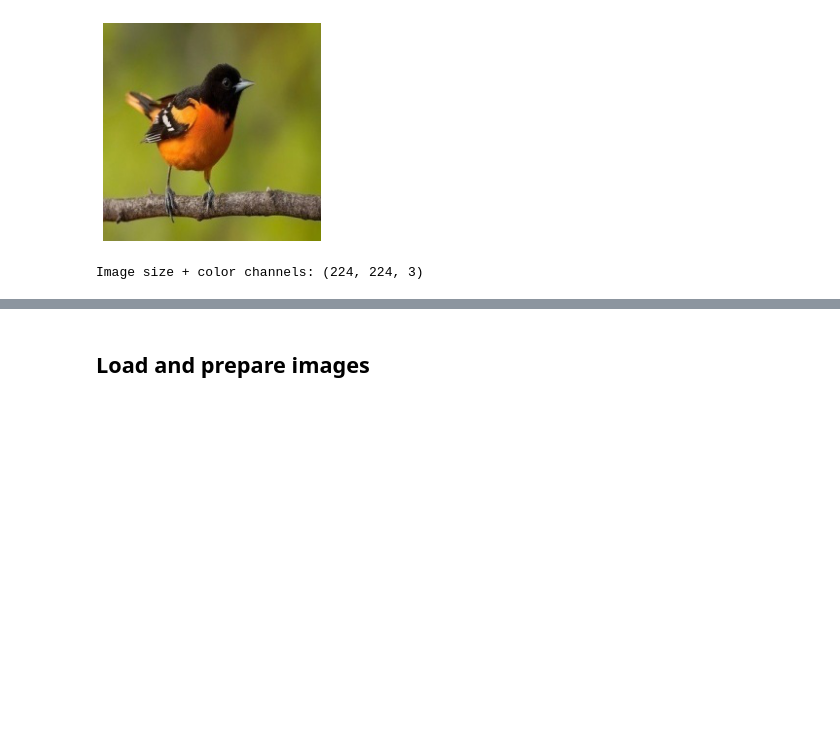
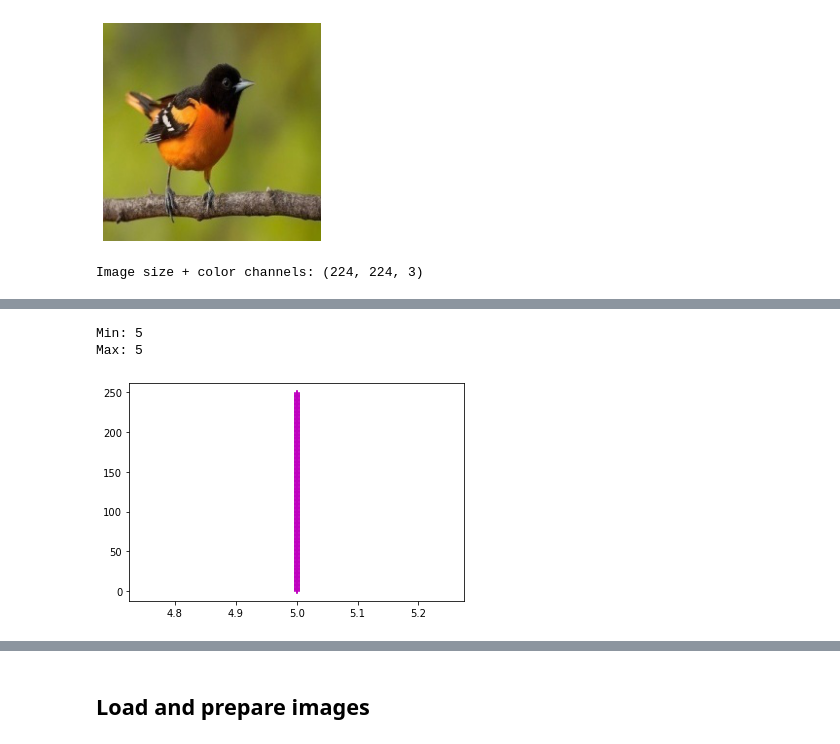
Before and after one commit to mariajbp/Bird-Species-Classification, a Jupyter notebook: dataprep.ipynb, the cells around one changed output, grey strips where cells are left out. Drawn from its saved outputs; the diff is of its cells as text; code cells hidden in the pictures; blank space fills up the shorter version.

```diff
--- a/dataprep.ipynb
+++ b/dataprep.ipynb
@@ -60,0 +98,18 @@ Image size + color channels: (224, 224, 3)
+# %%
+#### test dataset
+ntest = []
+for dirr in species:
+    d = os.path.join('dataset', 'test')
+    list = os.listdir(os.path.join(d, dirr)) # dir is your directory path
+    ntest.append(len(list))
+#print(n)
+print('Min:', min(ntest))
+print('Max:', max(ntest))
+
+
+y = np.arange(0,250,1)
+plt.scatter(ntest, y, marker='+', color='m');
+# %% [output]
+Min: 5
+Max: 5
+[figure, added]
```
Also changed, not shown: parts of 12 cells of this notebook.
